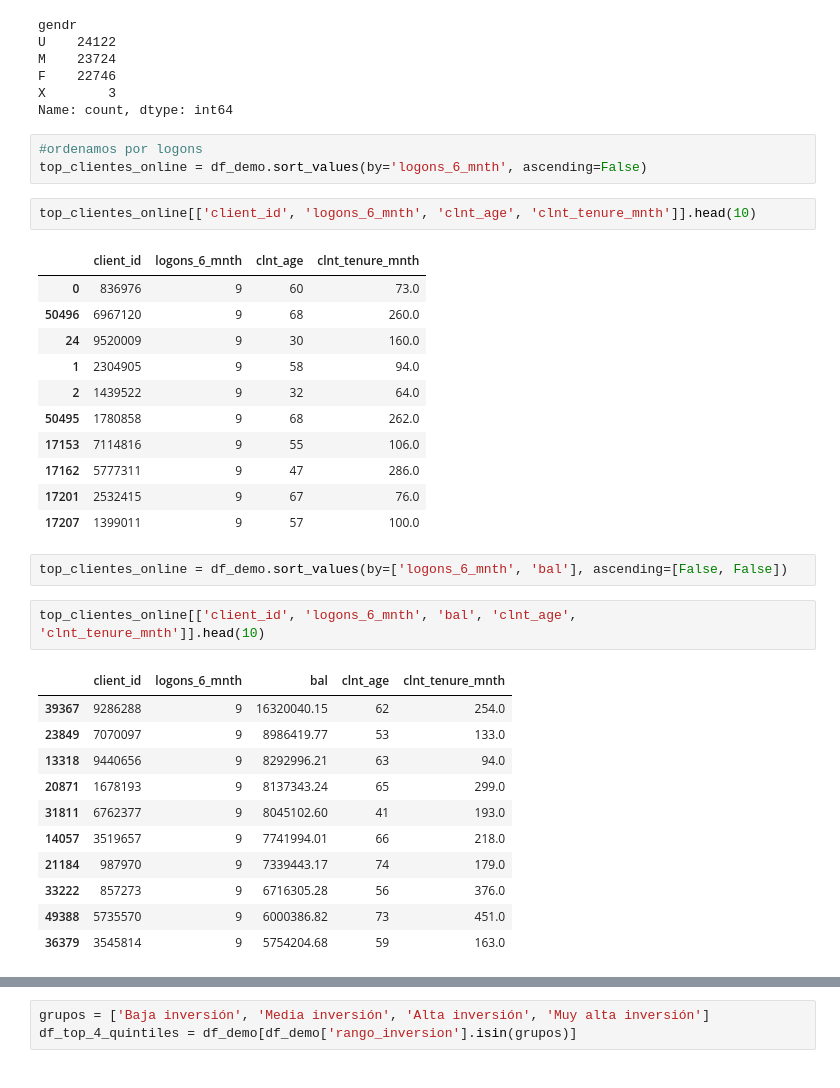
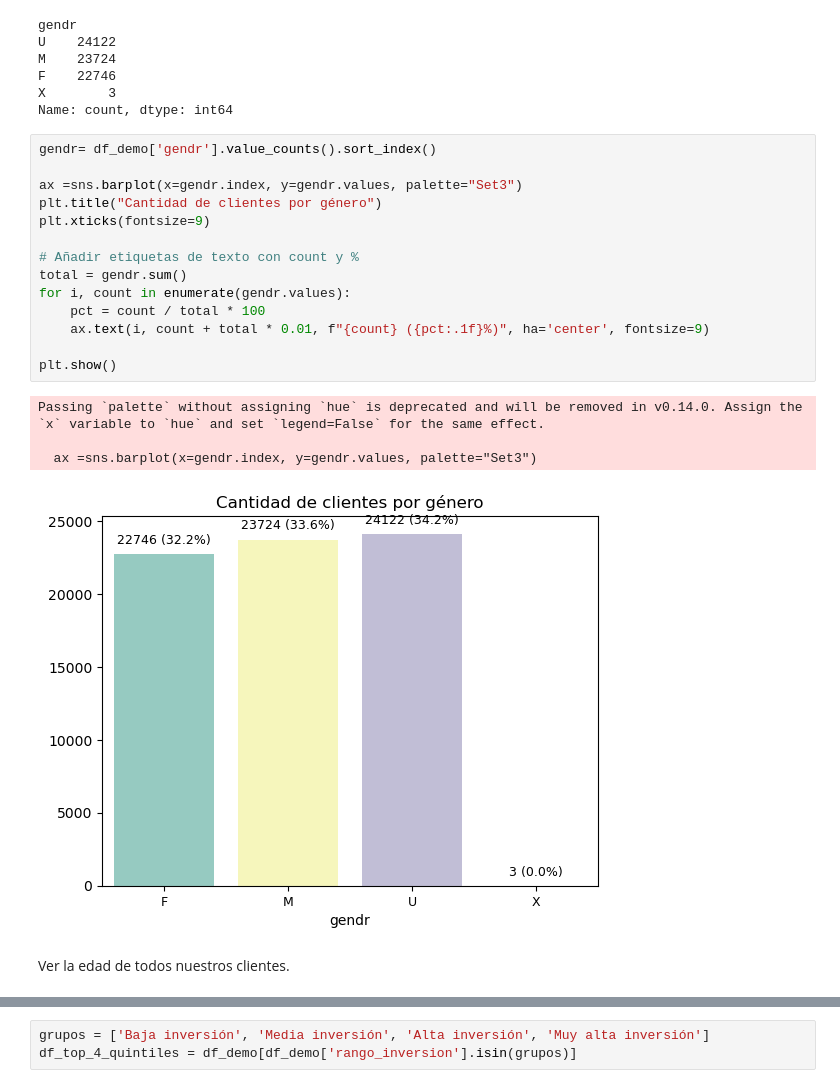
Before and after one commit to BorjaMendi/project_vanguard, a Jupyter notebook: project_vanguard.ipynb, the cells around one changed output, grey strips where cells are left out. Cells and saved outputs as stored; diff of their text form.

```diff
--- a/project_vanguard.ipynb
+++ b/project_vanguard.ipynb
@@ -77,38 +97,26 @@ M    23724
 F    22746
 X        3
 Name: count, dtype: int64
-# %%
-#ordenamos por logons
-top_clientes_online = df_demo.sort_values(by='logons_6_mnth', ascending=False)
-# %%
-top_clientes_online[['client_id', 'logons_6_mnth', 'clnt_age', 'clnt_tenure_mnth']].head(10)
-# %% [output]
-|  | client_id | logons_6_mnth | clnt_age | clnt_tenure_mnth |
-| 0 | 836976 | 9 | 60 | 73.0 |
-| 50496 | 6967120 | 9 | 68 | 260.0 |
-| 24 | 9520009 | 9 | 30 | 160.0 |
-| 1 | 2304905 | 9 | 58 | 94.0 |
-| 2 | 1439522 | 9 | 32 | 64.0 |
-| 50495 | 1780858 | 9 | 68 | 262.0 |
-| 17153 | 7114816 | 9 | 55 | 106.0 |
-| 17162 | 5777311 | 9 | 47 | 286.0 |
-| 17201 | 2532415 | 9 | 67 | 76.0 |
-| 17207 | 1399011 | 9 | 57 | 100.0 |
-# %%
-top_clientes_online = df_demo.sort_values(by=['logons_6_mnth', 'bal'], ascending=[False, False])
-# %%
-top_clientes_online[['client_id', 'logons_6_mnth', 'bal', 'clnt_age', 'clnt_tenure_mnth']].head(10)
-# %% [output]
-|  | client_id | logons_6_mnth | bal | clnt_age | clnt_tenure_mnth |
-| 39367 | 9286288 | 9 | 16320040.15 | 62 | 254.0 |
-| 23849 | 7070097 | 9 | 8986419.77 | 53 | 133.0 |
-| 13318 | 9440656 | 9 | 8292996.21 | 63 | 94.0 |
-| 20871 | 1678193 | 9 | 8137343.24 | 65 | 299.0 |
-| 31811 | 6762377 | 9 | 8045102.60 | 41 | 193.0 |
-| 14057 | 3519657 | 9 | 7741994.01 | 66 | 218.0 |
-| 21184 | 987970 | 9 | 7339443.17 | 74 | 179.0 |
-| 33222 | 857273 | 9 | 6716305.28 | 56 | 376.0 |
-| 49388 | 5735570 | 9 | 6000386.82 | 73 | 451.0 |
-| 36379 | 3545814 | 9 | 5754204.68 | 59 | 163.0 |
+# %%
+gendr= df_demo['gendr'].value_counts().sort_index()
+
+ax =sns.barplot(x=gendr.index, y=gendr.values, palette="Set3")
+plt.title("Cantidad de clientes por género")
+plt.xticks(fontsize=9)
+
+# Añadir etiquetas de texto con count y %
+total = gendr.sum()
+for i, count in enumerate(gendr.values):
+    pct = count / total * 100
+    ax.text(i, count + total * 0.01, f"{count} ({pct:.1f}%)", ha='center', fontsize=9)
+
+plt.show()
+# %% [output]
+Passing `palette` without assigning `hue` is deprecated and will be removed in v0.14.0. Assign the `x` variable to `hue` and set `legend=False` for the same effect.
+
+  ax =sns.barplot(x=gendr.index, y=gendr.values, palette="Set3")
+[figure, added]
+# %% [markdown]
+Ver la edad de todos nuestros clientes.
 # %%
 sns.histplot(df_demo['clnt_age'], kde=True, bins=30, color="green")
```
Also changed, not shown: parts of 32 cells of this notebook, 1 other file.
